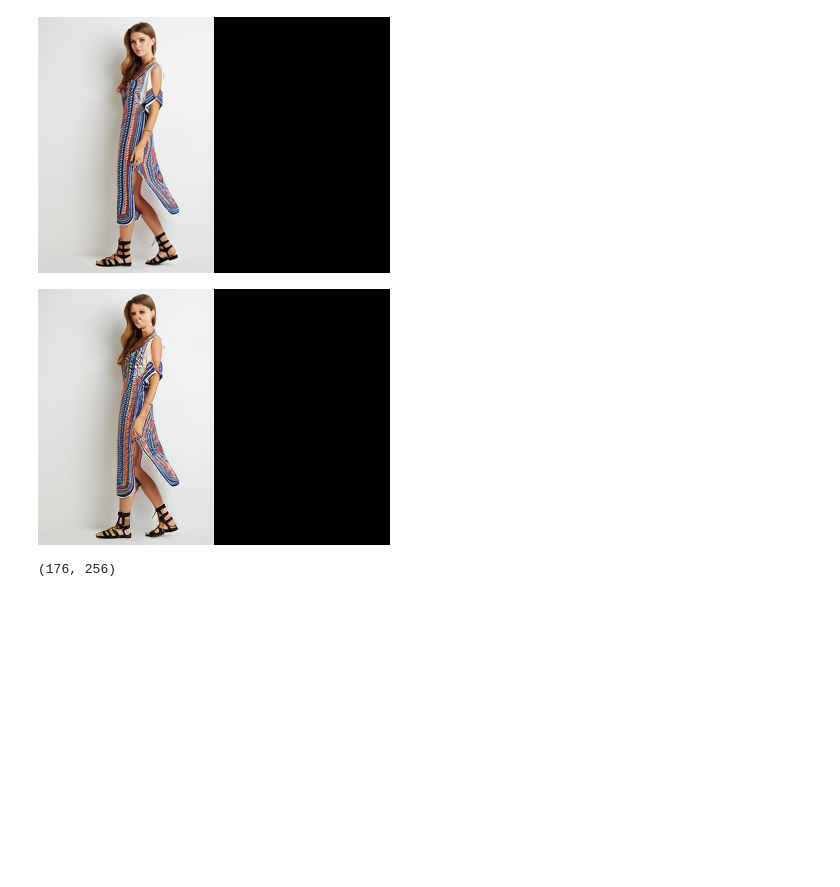
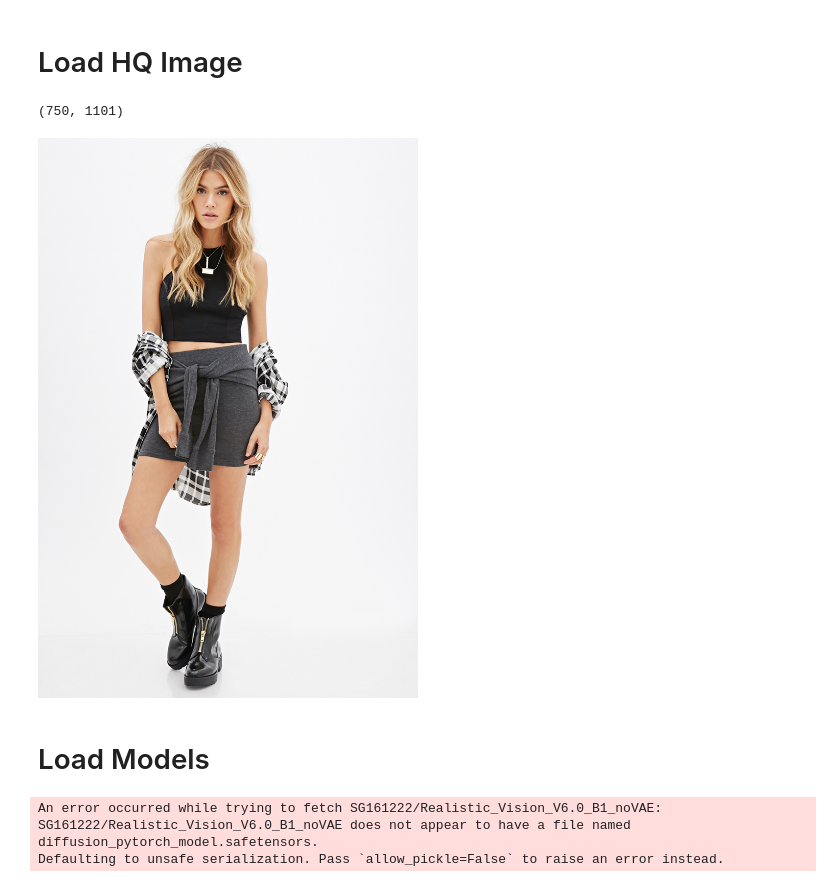
Before and after one commit to Person-Ad/Ad-Image-Generation, a Jupyter notebook: src/nbs/sd_img2img.ipynb, the cells around one changed output. Drawn from its saved outputs; the diff is of its cells as text; code cells hidden in the pictures; blank space fills up the shorter version.

```diff
--- a/src/nbs/sd_img2img.ipynb
+++ b/src/nbs/sd_img2img.ipynb
@@ -48,17 +47,0 @@ latent_size = (256 // 8, 352 // 8)
-# %%
-from torch.utils.data import DataLoader
-from FashionDataset import FashionDataset
-
-dataset = FashionDataset()
-dataloader = DataLoader(dataset, batch_size=batch_size)
-
-
-xs = next(iter(dataloader))
-
-src_mask = xs['src_mask'].type(dtype).to(device)
-st_pose = xs['st_pose'].type(dtype).to(device)
-src_tar = xs['src_tar'].type(dtype).to(device)
-
-show_images(xs['src_mask'])
-# %% [output]
-[figure, removed]
@@ -65,3 +63,32 @@ show_images(xs['src_mask'])
+# %% [markdown]
+# Load HQ Image
+# %%
+img_path = TRAIN_PATH / "WOMEN_Skirts_id_00007488_02_1_front.png"
+img = Image.open(img_path)
+img.size
+# %% [output]
+(750, 1101)
+# %%
+original_image = (1101, 750)
+
+
+image_resize = (1101, 750) # divided by 3 (H, W)
+image_crop = (1096, 744) # H, W
+
+transform = transforms.Compose([
+    transforms.Resize(image_resize),
+    BottomCenterCrop(image_crop),  # Custom bottom-center crop
+    transforms.ToTensor(),
+    transforms.Normalize([0.5], [0.5])
+])
+
+
+img_clean = transform(img)
+show_images(img_clean)
+# %% [output]
+[figure, added]
+# %% [markdown]
+# Load Models
 # %%
 model_id = "SG161222/Realistic_Vision_V6.0_B1_noVAE"
 vae_link = "https://huggingface.co/stabilityai/sd-vae-ft-mse-original/vae-ft-mse-840000-ema-pruned.ckpt"
@@ -71,7 +98,10 @@ inpainting_link = "https://huggingface.co/SG161222/Realistic_Vision_V6.0_B1_noVA
 scheduler = PNDMScheduler.from_pretrained(model_id, subfolder="scheduler")
 vae = AutoencoderKL.from_single_file(vae_link, torch_dtype=dtype).to(device)
 
-unet = UNet2DConditionModel.from_single_file(inpainting_link,
+unet = UNet2DConditionModel.from_pretrained(model_id,
                                             subfolder="unet",
                                             torch_dtype=dtype
                                         ).to(device)
+# %% [output]
+An error occurred while trying to fetch SG161222/Realistic_Vision_V6.0_B1_noVAE: SG161222/Realistic_Vision_V6.0_B1_noVAE does not appear to have a file named diffusion_pytorch_model.safetensors.
+Defaulting to unsafe serialization. Pass `allow_pickle=False` to raise an error instead.
@@ -82,8 +107,0 @@ with torch.no_grad():
-# %%
-outputs = src_mask_latents / vae.config.scaling_factor
-with torch.no_grad():
-    outputs  = vae.decode(outputs).sample
-
-show_images(outputs.detach().type(torch.float32))
-# %% [output]
-[figure, removed]
@@ -98,4 +107,0 @@ src_img = Image.open(src_img_path).convert("RGB")
-# %%
-src_img.size
-# %% [output]
-(176, 256)
```
Also changed, not shown: parts of 13 cells of this notebook, 2 other files.
